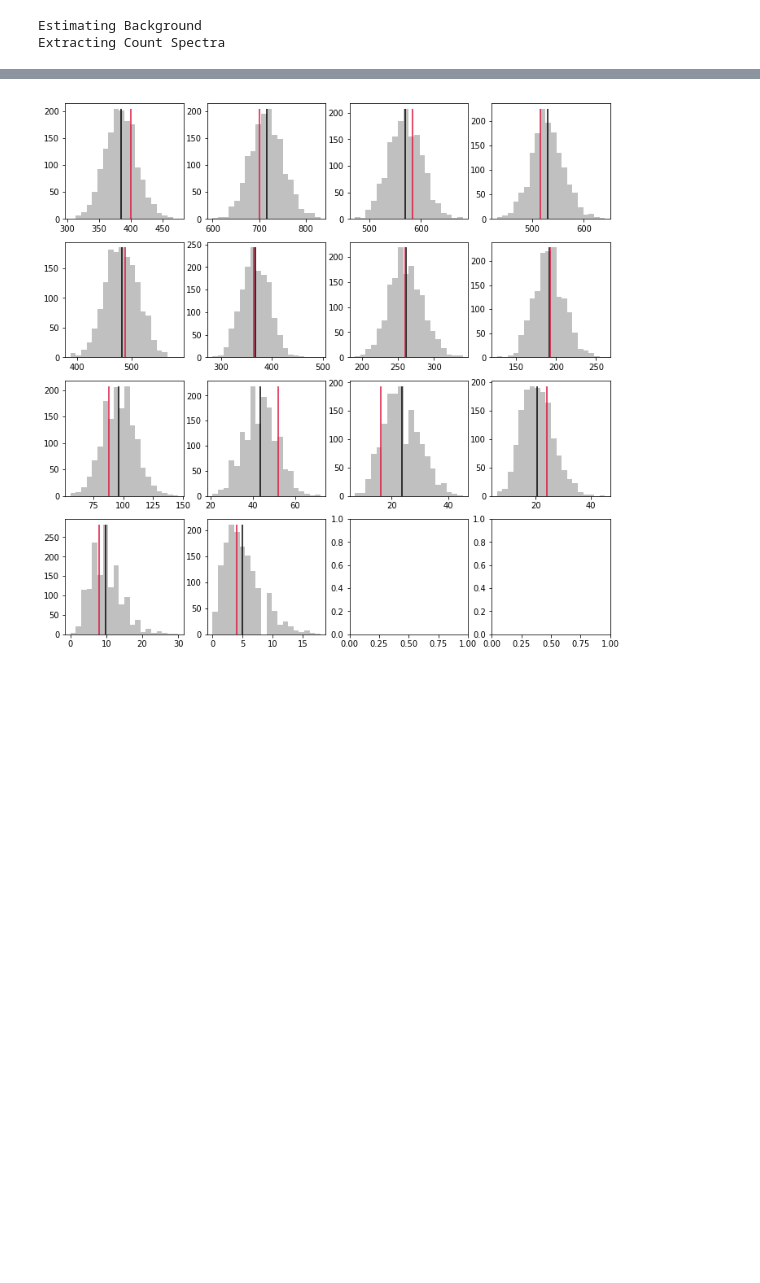
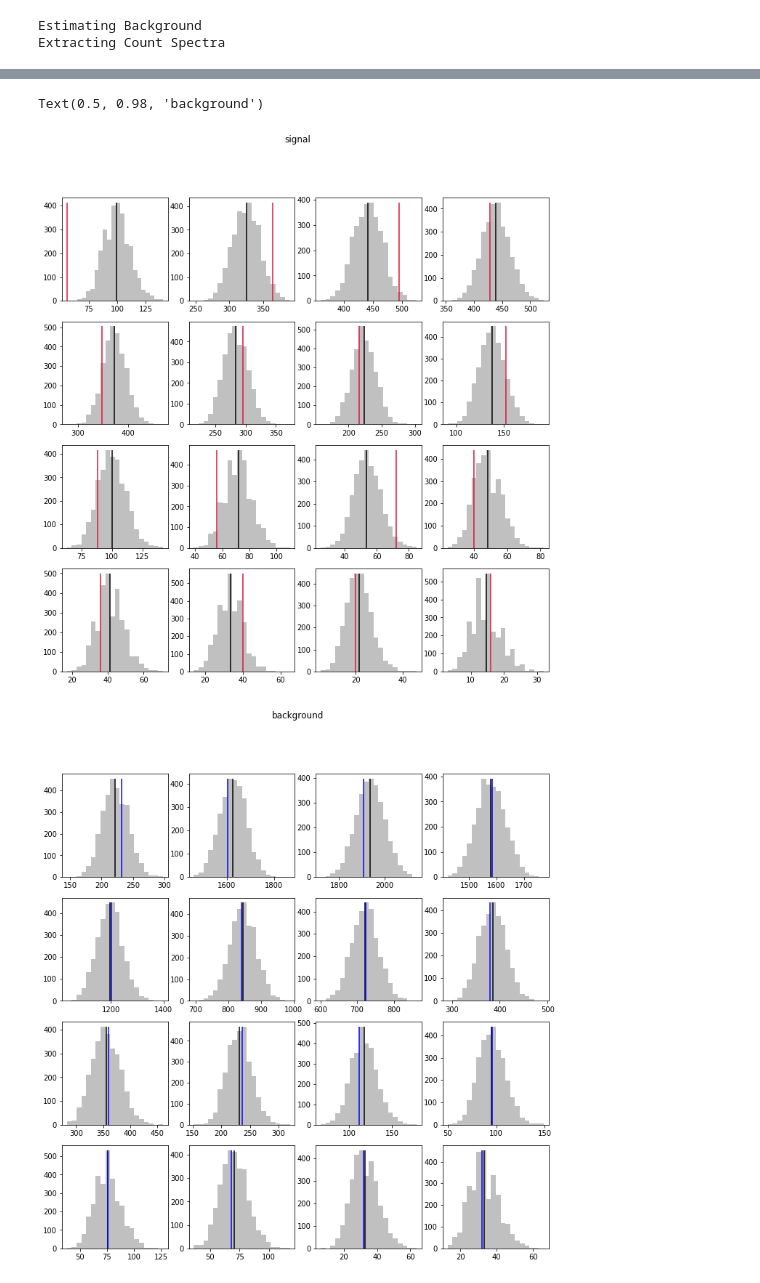
Before and after one commit to tudo-astroparticlephysics/ll_experiments, a Jupyter notebook: pymc_unfold.ipynb, the cells around one changed output, grey strips where cells are left out. Drawn from its saved outputs; the diff is of its cells as text; code cells hidden in the pictures; blank space fills up the shorter version.

```diff
--- a/pymc_unfold.ipynb
+++ b/pymc_unfold.ipynb
@@ -155,16 +164,26 @@ def thikonov(f, normalize=False):
     a = T.dot(laplace_matrix, f)
     a_transposed = a.T
     return T.dot(a, a_transposed)
+# %%
+def transform(mu_s, aeff):
+    return pm.math.log(mu_s / aeff)
 # %%
 on_data = stacked_observation.on_vector.data.data.value
 off_data = stacked_observation.off_vector.data.data.value
-exposure_ratio = stacked_observation.alpha[0]
-aeff = stacked_observation.aeff.data.data
+
+t_on_data = theano.shared(on_data)
+t_off_data = theano.shared(off_data)
+
+exposure_ratio = theano.shared(stacked_observation.alpha[0] )
+aeff = theano.shared(stacked_observation.aeff.data.data.value)
+
+
+edisp = theano.shared(stacked_observation.edisp.pdf_matrix)
 
 N_true = len(stacked_observation.edisp.e_true.lo)
 N_reco = len(stacked_observation.edisp.e_reco.lo)
 
-tau=0.1
+tau=0.0
 
 model = pm.Model(theano_config={'compute_test_value': 'ignore'})
 with model:
@@ -174,18 +193,19 @@ with model:
 #     tau = pm.HalfNormal('tau', sd=5)
 #     mu_b = pm.TruncatedNormal('mu_b', sd=20, shape=len(off_data), lower=0)
 #     mu_s = pm.TruncatedNormal('mu_s', sd=5, shape=len(stacked_observation.edisp.e_true.lo), lower=0)
-    efficiency = pm.Normal('epsilon', mu=1, sd=0.15, shape=N_true)
-    expected_counts = response(efficiency * mu_s, edisp=stacked_observation.edisp)
+#     epsilon = pm.Normal('epsilon', sd=0.015, mu=0)
+#     kappa = pm.Normal('kappa', sd=0.015, mu=0)
+    expected_counts = response(mu_s, edisp=edisp)
 
-    if tau > 0:
-        lam = thikonov(pm.math.log(mu_s), normalize=False)
+    if tau > 0.0:
+        lam = thikonov(transform(mu_s, aeff))
         logp = pm.Normal.dist(mu=0, sd=1/tau).logp(lam)
         p = pm.Potential("thikonov", logp)
 
 
     #     print(expected_counts.shape)
-    b = pm.Poisson('background', mu=mu_b, observed=off_data)
-    s = pm.Poisson('signal', mu = expected_counts + exposure_ratio * mu_b, observed=on_data)
+    b = pm.Poisson('background', mu=mu_b, observed=t_off_data)
+    s = pm.Poisson('signal', mu = expected_counts + exposure_ratio * mu_b, observed=t_on_data)
 # %%
 model.test_point,
 # %% [output]
@@ -197,7 +217,7 @@ with model:
 #     step1 = pm.Metropolis([mu_b])
 #     step2 = pm.NUTS([amplitude, alpha, beta], target_accept=0.9)
 #     trace = pm.sample(1000, step=[step1, step2], chains=5, cores=5)
-    trace = pm.sample(1500, chains=5, cores=5, init='auto', target_accept=0.95, tune=2500)
+    trace = pm.sample(1500, chains=5, cores=5, init='auto', target_accept=1, tune=3000)
 # %% [output]
 Auto-assigning NUTS sampler...
 Initializing NUTS using jitter+adapt_diag...
@@ -297,6 +322,6 @@ plt.legend()
 # %%
 with model:
-    samples = pm.sample_ppc(trace)
+    samples = pm.sample_posterior_predictive(trace, samples=3000)
 # %%
 plt.figure()
 plt.plot(samples['signal'].T, color='k', alpha=0.1)
@@ -313,11 +338,21 @@ None
 # %%
 fig, axs = plt.subplots(4, 4, figsize=(12, 12))
-for s, signal, ax in zip(samples['signal'].T, on_data, axs.ravel()):
+for s, on, ax in zip(samples['signal'].T, on_data, axs.ravel()):
     h, _,_ =  ax.hist(s, bins=20, lw=2, color='silver')
     ax.vlines(s.mean(), ymin=0, ymax=h.max())
-    ax.vlines(signal, ymin=0, ymax=h.max(), color='crimson')
+    ax.vlines(on, ymin=0, ymax=h.max(), color='crimson')
+fig.suptitle('signal')
+
+fig, axs = plt.subplots(4, 4, figsize=(12, 12))
+for s, off, ax in zip(samples['background'].T, off_data, axs.ravel()):
+    h, _,_ =  ax.hist(s, bins=20, lw=2, color='silver')
+    ax.vlines(s.mean(), ymin=0, ymax=h.max())
+    ax.vlines(off, ymin=0, ymax=h.max(), color='blue')
+fig.suptitle('background')
 # %% [output]
+Text(0.5, 0.98, 'background')
-[figure, old version]
+[figure, new version]
+[figure, added]
 # %%
 # display the total number and percentage of divergent
 divergent = trace['diverging']
```
Also changed, not shown: parts of 19 cells of this notebook, 3 other files.
